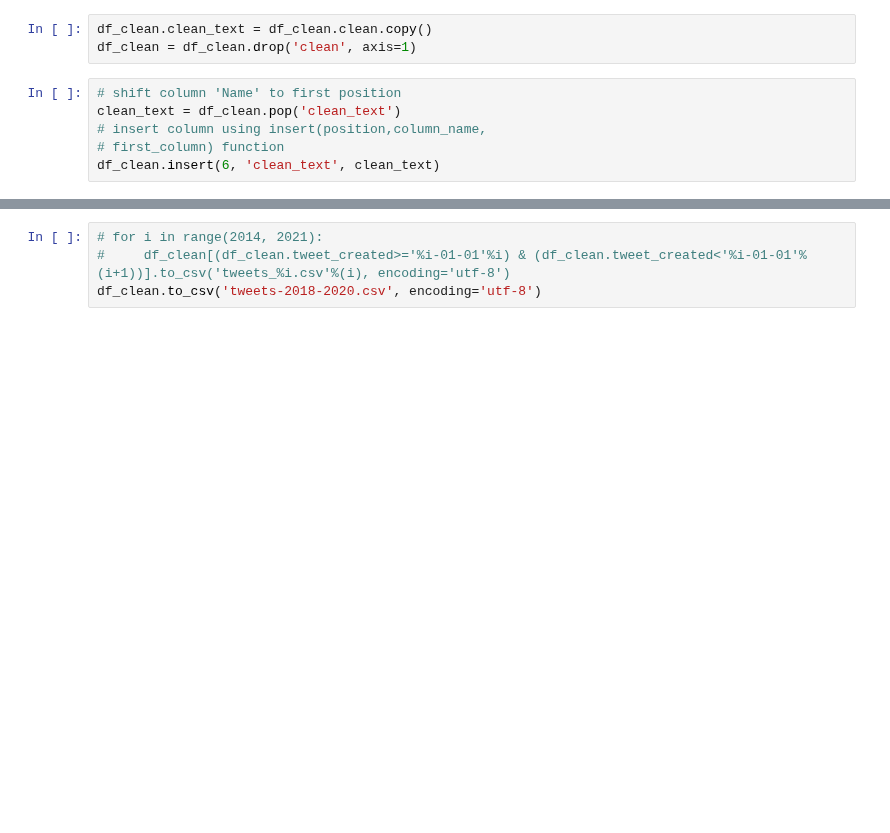
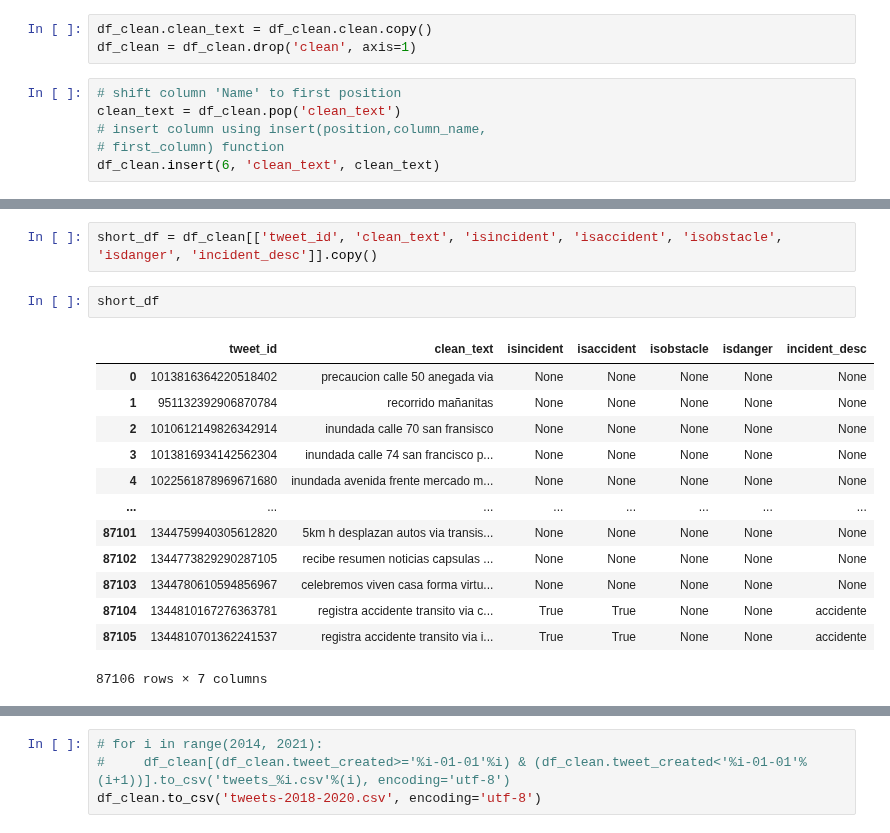
Before and after one commit to Liu-Lc/TwitterTraffic-Pty, a Jupyter notebook: TweetData/clean_data.ipynb, the cells around one changed output, grey strips where cells are left out. Drawn from its saved outputs; the diff is of its cells as text; blank space fills up the shorter version.

```diff
--- a/TweetData/clean_data.ipynb
+++ b/TweetData/clean_data.ipynb
@@ -60,0 +42,18 @@ df_clean.head(100)
+# %%
+short_df = df_clean[['tweet_id', 'clean_text', 'isincident', 'isaccident', 'isobstacle', 'isdanger', 'incident_desc']].copy()
+# %%
+short_df
+# %% [output]
+|  | tweet_id | clean_text | isincident | isaccident | isobstacle | isdanger | incident_desc |
+| 0 | 1013816364220518402 | precaucion calle 50 anegada via | None | None | None | None | None |
+| 1 | 951132392906870784 | recorrido mañanitas | None | None | None | None | None |
+| 2 | 1010612149826342914 | inundada calle 70 san fransisco | None | None | None | None | None |
+| 3 | 1013816934142562304 | inundada calle 74 san francisco p... | None | None | None | None | None |
+| 4 | 1022561878969671680 | inundada avenida frente mercado m... | None | None | None | None | None |
+| ... | ... | ... | ... | ... | ... | ... | ... |
+| 87101 | 1344759940305612820 | 5km h desplazan autos via transis... | None | None | None | None | None |
+| 87102 | 1344773829290287105 | recibe resumen noticias capsulas ... | None | None | None | None | None |
+| 87103 | 1344780610594856967 | celebremos viven casa forma virtu... | None | None | None | None | None |
+| 87104 | 1344810167276363781 | registra accidente transito via c... | True | True | None | None | accidente |
+| 87105 | 1344810701362241537 | registra accidente transito via i... | True | True | None | None | accidente |
+87106 rows × 7 columns
```
Also changed, not shown: parts of 11 cells of this notebook, 2 other files.
